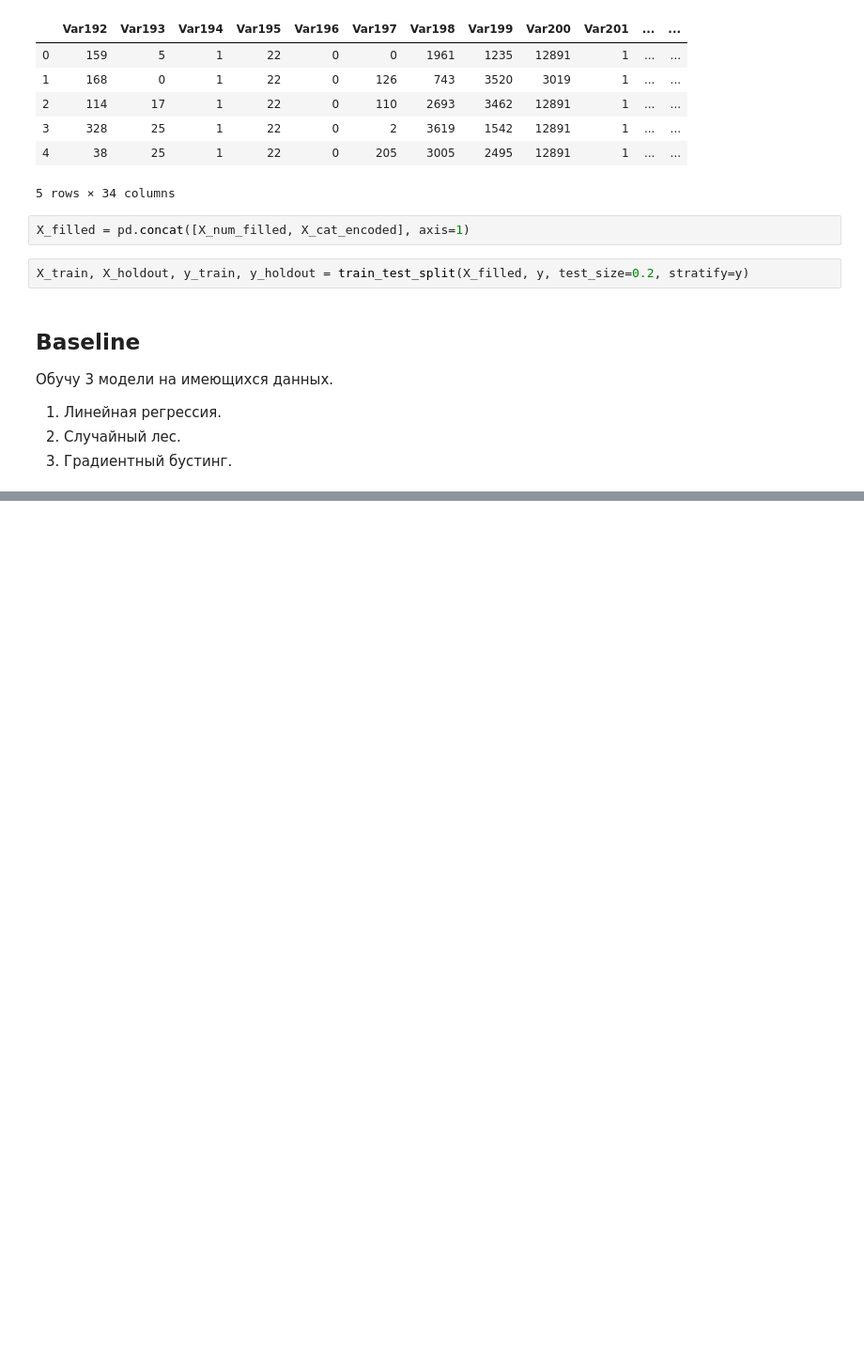
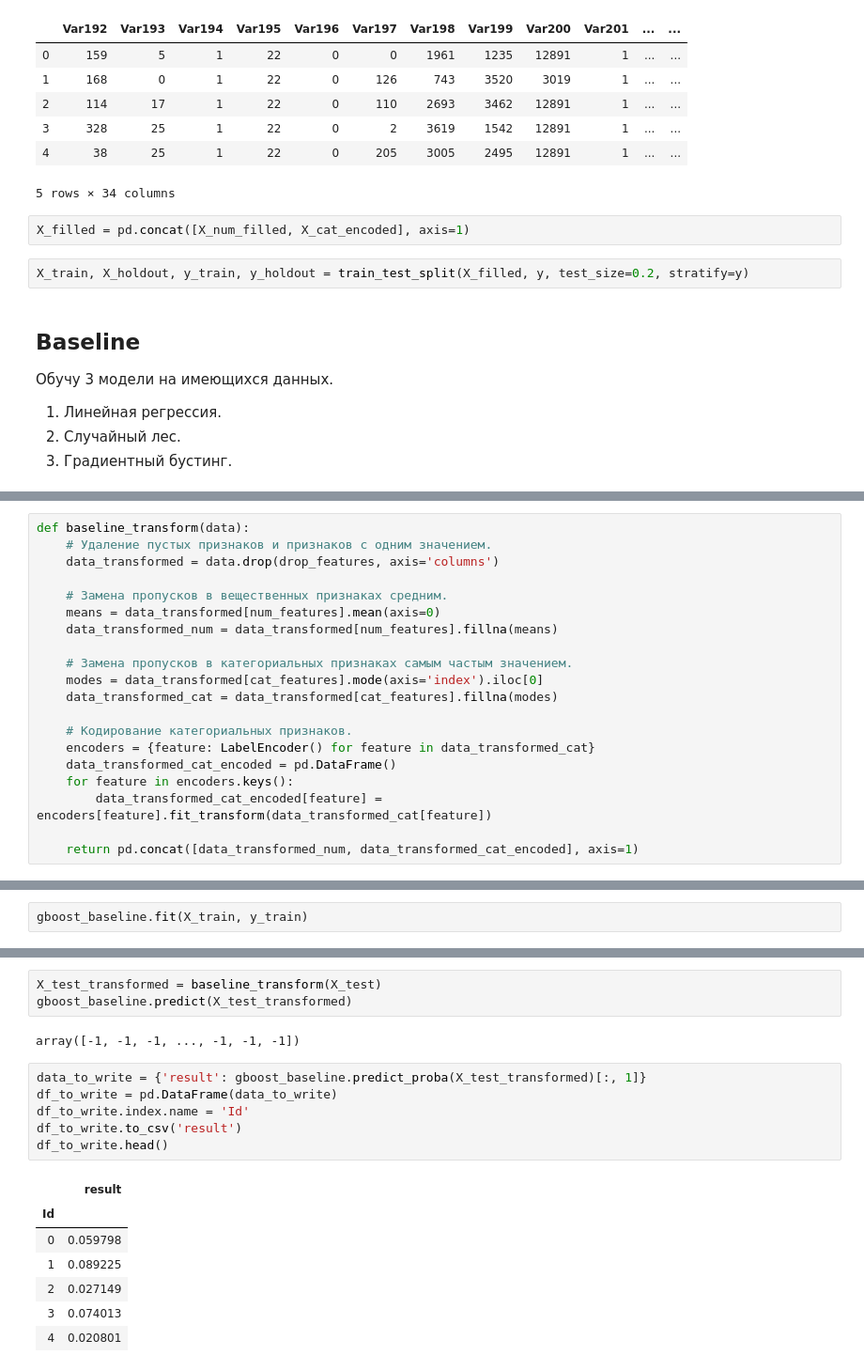
Before and after one commit to ignatl/inclass_prediction_competition, a Jupyter notebook: main.ipynb, the cells around one changed output, grey strips where cells are left out. Shown: that part at 94% size. Saved outputs shown, nothing was run; the diff lists cells and outputs as text; blank space fills up the shorter version.

Commit message:
First predictions by baseline

```diff
--- a/main.ipynb
+++ b/main.ipynb
@@ -189,0 +194,20 @@ gboost_scores
+# %%
+def baseline_transform(data):
+    # Удаление пустых признаков и признаков с одним значением.
+    data_transformed = data.drop(drop_features, axis='columns')
+
+    # Замена пропусков в вещественных признаках средним.
+    means = data_transformed[num_features].mean(axis=0)
+    data_transformed_num = data_transformed[num_features].fillna(means)
+
+    # Замена пропусков в категориальных признаках самым частым значением.
+    modes = data_transformed[cat_features].mode(axis='index').iloc[0]
+    data_transformed_cat = data_transformed[cat_features].fillna(modes)
+
+    # Кодирование категориальных признаков.
+    encoders = {feature: LabelEncoder() for feature in data_transformed_cat}
+    data_transformed_cat_encoded = pd.DataFrame()
+    for feature in encoders.keys():
+        data_transformed_cat_encoded[feature] = encoders[feature].fit_transform(data_transformed_cat[feature])
+
+    return pd.concat([data_transformed_num, data_transformed_cat_encoded], axis=1)
@@ -189,0 +226,2 @@ gboost_scores
+# %%
+gboost_baseline.fit(X_train, y_train)
@@ -189,0 +239,19 @@ gboost_scores
+# %%
+X_test_transformed = baseline_transform(X_test)
+gboost_baseline.predict(X_test_transformed)
+# %% [output]
+array([-1, -1, -1, ..., -1, -1, -1])
+# %%
+data_to_write = {'result': gboost_baseline.predict_proba(X_test_transformed)[:, 1]}
+df_to_write = pd.DataFrame(data_to_write)
+df_to_write.index.name = 'Id'
+df_to_write.to_csv('result')
+df_to_write.head()
+# %% [output]
+|  | result |
+| Id |  |
+| 0 | 0.059798 |
+| 1 | 0.089225 |
+| 2 | 0.027149 |
+| 3 | 0.074013 |
+| 4 | 0.020801 |
```
Also changed, not shown: parts of 7 cells of this notebook, 3 other files.
